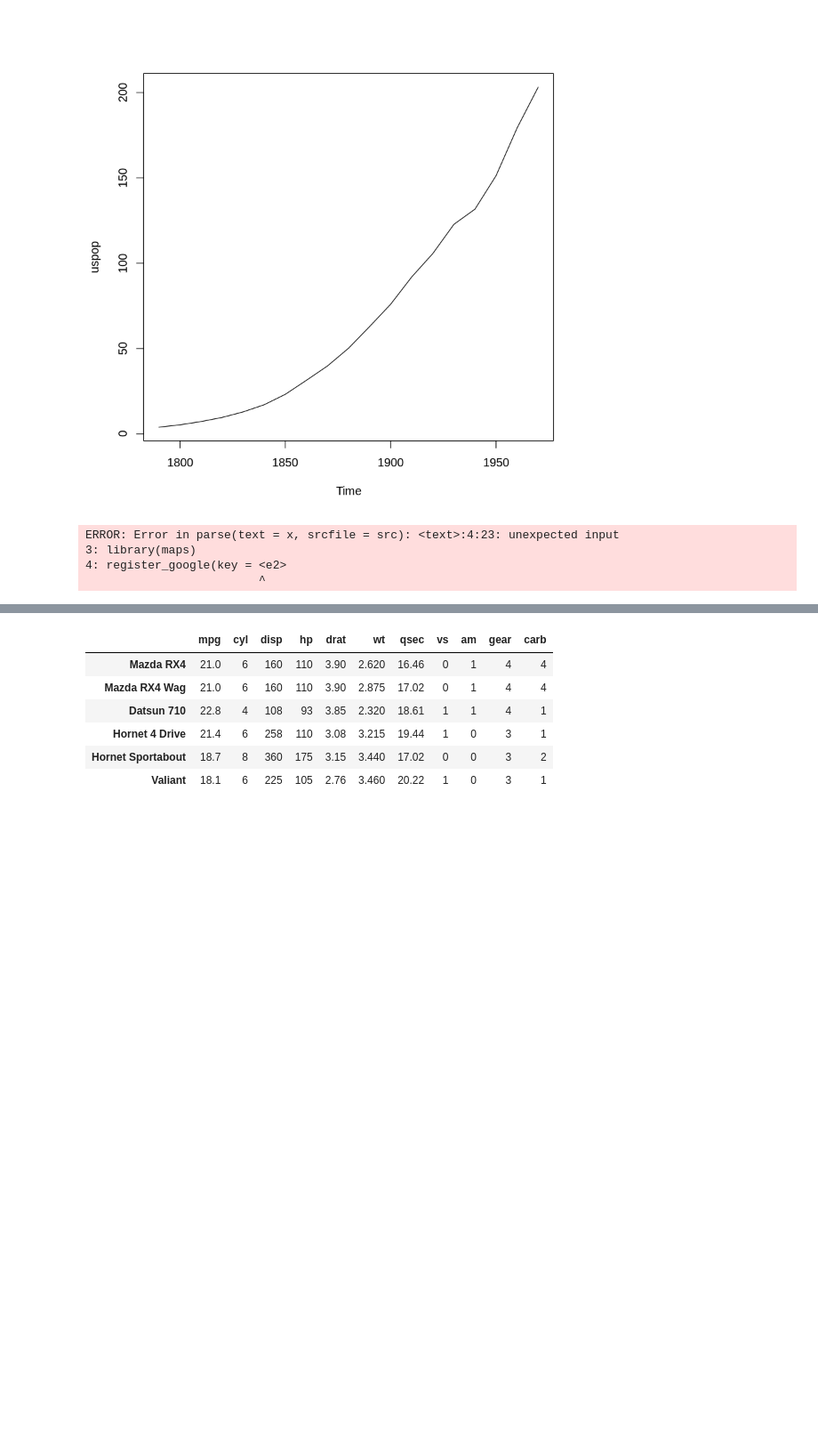
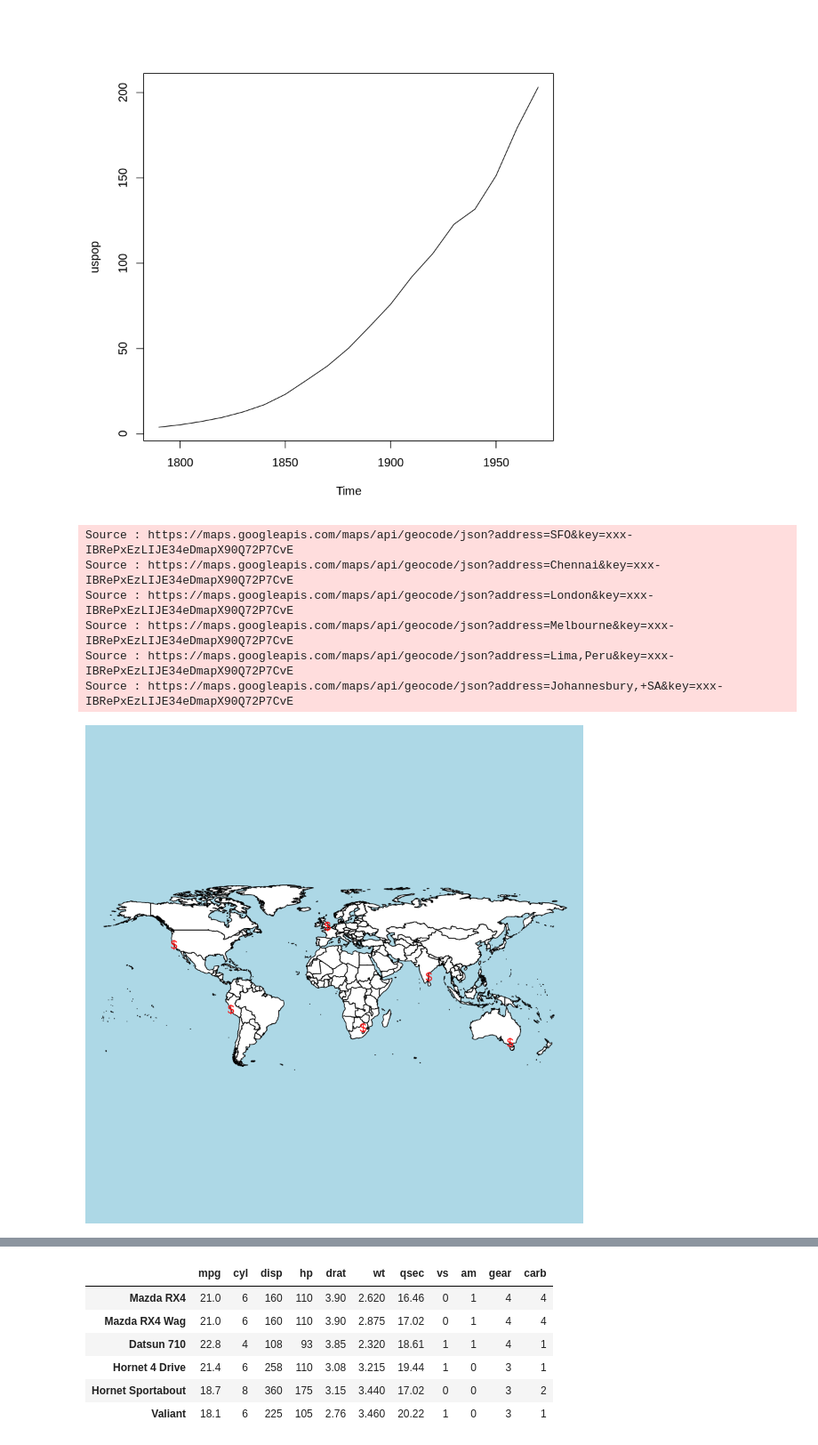
Before and after one commit to BaalajiUB/DIC, a Jupyter notebook: PA1/Lab1.ipynb, the cells around one changed output, grey strips where cells are left out. Shown at 89% size. Saved outputs shown, nothing was run; the diff lists cells and outputs as text; code cells hidden in the pictures; blank space fills up the shorter version.

```diff
--- a/PA1/Lab1.ipynb
+++ b/PA1/Lab1.ipynb
@@ -283,19 +283,22 @@ plot(uspop)
 # %%
 library(ggmap)
 library(maptools)
 library(maps)
-register_google(key = ‘YOUR_API_KEY’)
-visited <- c("SFO", "Chennai", "London", "Melbourne", “Lima,Peru”, "Johannesbury, SA")
+register_google(key = "AIzaSyB4-IBRePxEzLIJE34eDmapX90Q72P7CvE")
+visited <- c("SFO", "Chennai", "London", "Melbourne", "Lima,Peru", "Johannesbury, SA")
 ll.visited <- geocode(visited)
 visit.x <- ll.visited$lon
 visit.y <- ll.visited$lat
 map("world", fill=TRUE, col="white", bg="lightblue", ylim=c(-60, 90), mar=c(0,0,0,0))
 points(visit.x,visit.y, col="red", pch=36)
 # %% [output]
-ERROR: Error in parse(text = x, srcfile = src): <text>:4:23: unexpected input
-3: library(maps)
-4: register_google(key = <e2>
-                         ^
+Source : https://maps.googleapis.com/maps/api/geocode/json?address=SFO&key=xxx-IBRePxEzLIJE34eDmapX90Q72P7CvE
+Source : https://maps.googleapis.com/maps/api/geocode/json?address=Chennai&key=xxx-IBRePxEzLIJE34eDmapX90Q72P7CvE
+Source : https://maps.googleapis.com/maps/api/geocode/json?address=London&key=xxx-IBRePxEzLIJE34eDmapX90Q72P7CvE
+Source : https://maps.googleapis.com/maps/api/geocode/json?address=Melbourne&key=xxx-IBRePxEzLIJE34eDmapX90Q72P7CvE
+Source : https://maps.googleapis.com/maps/api/geocode/json?address=Lima,Peru&key=xxx-IBRePxEzLIJE34eDmapX90Q72P7CvE
+Source : https://maps.googleapis.com/maps/api/geocode/json?address=Johannesbury,+SA&key=xxx-IBRePxEzLIJE34eDmapX90Q72P7CvE
+[figure, added]
 # %%
 library(ggmap)
 library(maptools)
```
Also changed, not shown: parts of 1 cell of this notebook, 13 other files.
